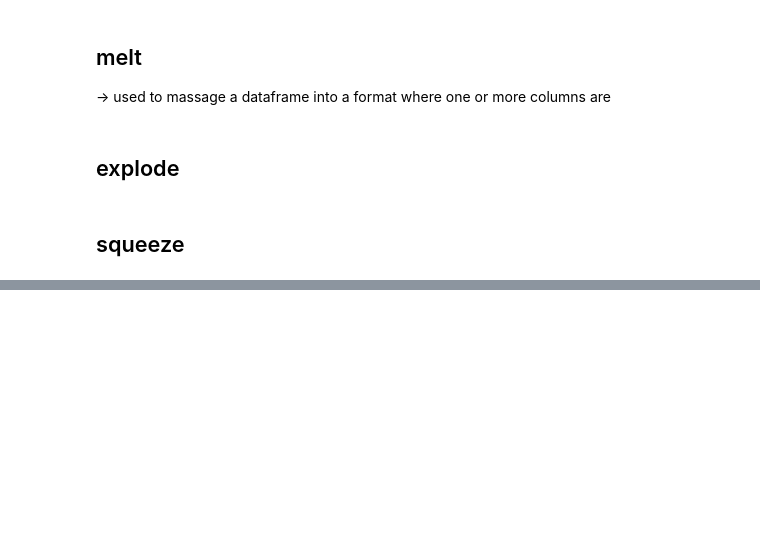
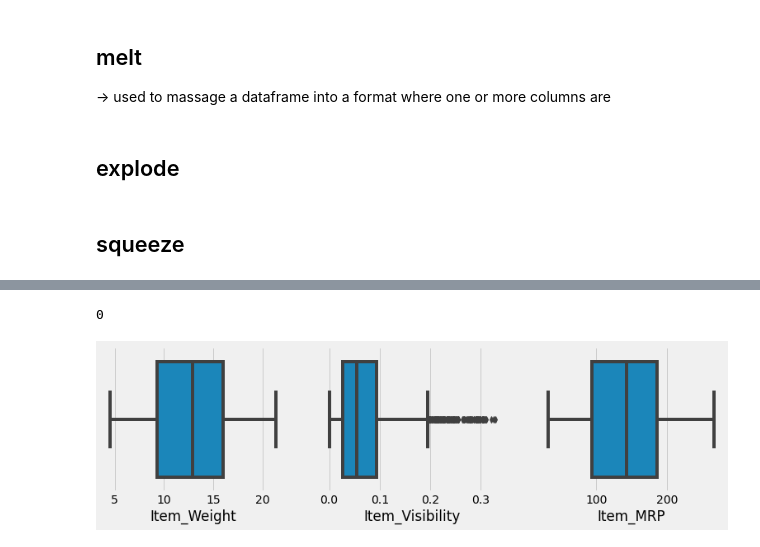
Before and after one commit to shreya1110-dev/ml, a Jupyter notebook: code.ipynb, the cells around one changed output, grey strips where cells are left out. Drawn from its saved outputs; the diff is of its cells as text; code cells hidden in the pictures; blank space fills up the shorter version.

```diff
--- a/code.ipynb
+++ b/code.ipynb
@@ -2557,0 +2564,11 @@ dtype: int64
+# %%
+## libraries
+import numpy as np
+import pandas as pd
+import matplotlib.pyplot as plt
+import seaborn as sns
+
+data = pd.read_csv('csv/bigmart.csv')
+data.shape
+
+data.head()
@@ -2557,0 +2600,29 @@ dtype: int64
+# %%
+# impute item_weight with mean abd outlet size with mode
+data['Item_Weight'] = data['Item_Weight'].fillna(data['Item_Weight'].mean())
+data['Outlet_Size'] = data['Outlet_Size'].fillna(data['Outlet_Size'].mode()[0])
+
+# no missing values
+data.isnull().sum().sum()
+# %% [output]
+0
+# %%
+# outliers in the data
+# check for outliers in numerical columns
+# univariate outliers
+
+# outliers in item visibility column only
+plt.rcParams['figure.figsize'] = (12, 3)
+plt.style.use('fivethirtyeight')
+
+plt.subplot(1, 3, 1)
+sns.boxplot(data['Item_Weight'])
+
+plt.subplot(1, 3, 2)
+sns.boxplot(data['Item_Visibility'])
+
+plt.subplot(1, 3, 3)
+sns.boxplot(data['Item_MRP'])
+plt.show()
+# %% [output]
+[figure, added]
```
Also changed, not shown: parts of 9 cells of this notebook.
